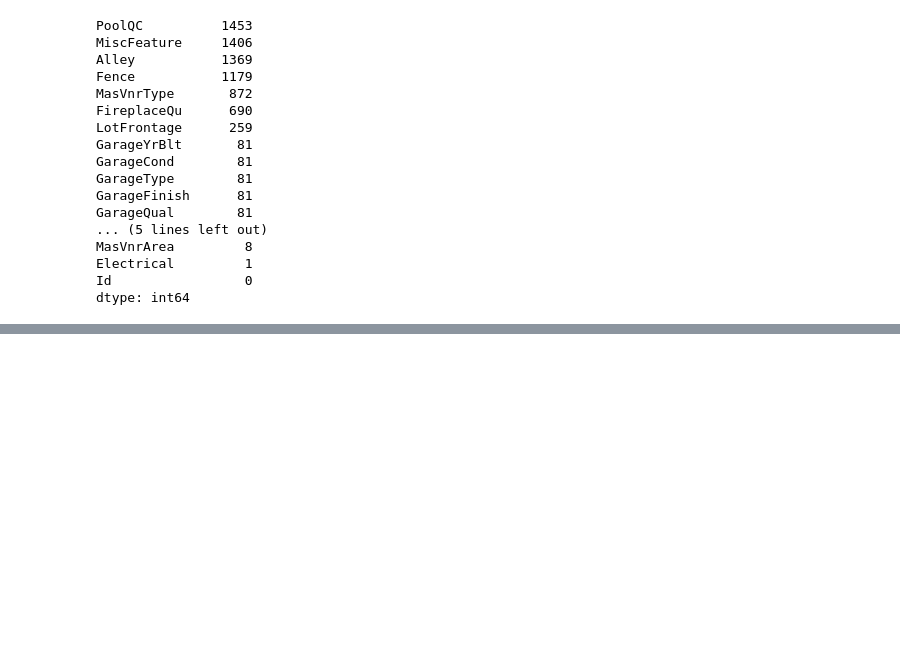
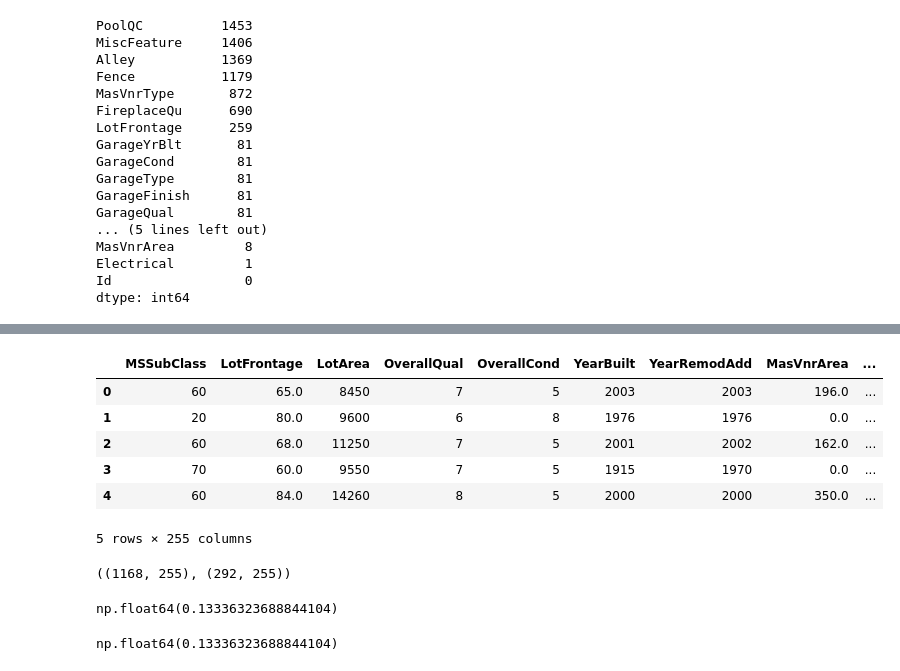
Before and after one commit to KingCK18/Housing-Price-Predictor, a Jupyter notebook: notebooks/1_EDA.ipynb, the cells around one changed output, grey strips where cells are left out. Drawn from its saved outputs; the diff is of its cells as text; code cells hidden in the pictures; blank space fills up the shorter version.

```diff
--- a/notebooks/1_EDA.ipynb
+++ b/notebooks/1_EDA.ipynb
@@ -162,3 +161,31 @@ GarageYrBlt     0
 dtype: int64
 # %%
 train["GarageYrBlt"] = train["GarageYrBlt"].fillna(0)
+# %%
+# Total square footage
+train["TotalSF"] = (
+    train["1stFlrSF"] +
+    train["2ndFlrSF"] +
+    train["TotalBsmtSF"]
+)
+
+# Total bathrooms (half baths count as 0.5)
+train["TotalBaths"] = (
+    train["FullBath"] +
+    0.5 * train["HalfBath"] +
+    train["BsmtFullBath"] +
+    0.5 * train["BsmtHalfBath"]
+)
+# %%
+# How old the house was at sale
+train["HouseAge"] = train["YrSold"] - train["YearBuilt"]
+
+# Years since last remodel
+train["YearsSinceRemodel"] = train["YrSold"] - train["YearRemodAdd"]
+# %%
+train["HasGarage"] = (train["GarageArea"] > 0).astype(int)
+train["HasBasement"] = (train["TotalBsmtSF"] > 0).astype(int)
+train["HasFireplace"] = (train["Fireplaces"] > 0).astype(int)
+train["HasPool"] = (train["PoolArea"] > 0).astype(int)
+# %%
+train["Qual_SF"] = train["OverallQual"] * train["GrLivArea"]
@@ -164,0 +196,14 @@ train["GarageYrBlt"] = train["GarageYrBlt"].fillna(0)
+# %%
+X = train.drop(columns=["SalePrice"])
+X = pd.get_dummies(X, drop_first=True)
+
+X.shape
+X.head()
+# %% [output]
+|  | MSSubClass | LotFrontage | LotArea | OverallQual | OverallCond | YearBuilt | YearRemodAdd | MasVnrArea | ... |
+| 0 | 60 | 65.0 | 8450 | 7 | 5 | 2003 | 2003 | 196.0 | ... |
+| 1 | 20 | 80.0 | 9600 | 6 | 8 | 1976 | 1976 | 0.0 | ... |
+| 2 | 60 | 68.0 | 11250 | 7 | 5 | 2001 | 2002 | 162.0 | ... |
+| 3 | 70 | 60.0 | 9550 | 7 | 5 | 1915 | 1970 | 0.0 | ... |
+| 4 | 60 | 84.0 | 14260 | 8 | 5 | 2000 | 2000 | 350.0 | ... |
+5 rows × 255 columns
@@ -164,0 +220,34 @@ train["GarageYrBlt"] = train["GarageYrBlt"].fillna(0)
+# %%
+X_train.shape, X_val.shape
+# %% [output]
+((1168, 255), (292, 255))
+# %%
+# Linear Regression without Regularization
+from sklearn.linear_model import LinearRegression
+from sklearn.metrics import mean_squared_error
+import numpy as np
+
+std_lin = Ridge(alpha=0.429)
+std_lin.fit(X_train, y_train)
+
+y_pred_stdLin = std_lin.predict(X_val)
+std_lin_rmse = np.sqrt(mean_squared_error(y_val, y_pred_stdLin))
+
+std_lin_rmse
+# %% [output]
+np.float64(0.13336323688844104)
+# %%
+# Ridge Regression
+from sklearn.linear_model import Ridge
+from sklearn.metrics import mean_squared_error
+import numpy as np
+
+ridge = Ridge(alpha=0.429)
+ridge.fit(X_train, y_train)
+
+y_pred_ridge = ridge.predict(X_val)
+ridge_rmse = np.sqrt(mean_squared_error(y_val, y_pred_ridge))
+
+ridge_rmse
+# %% [output]
+np.float64(0.13336323688844104)
```
Also changed, not shown: parts of 5 cells of this notebook.
